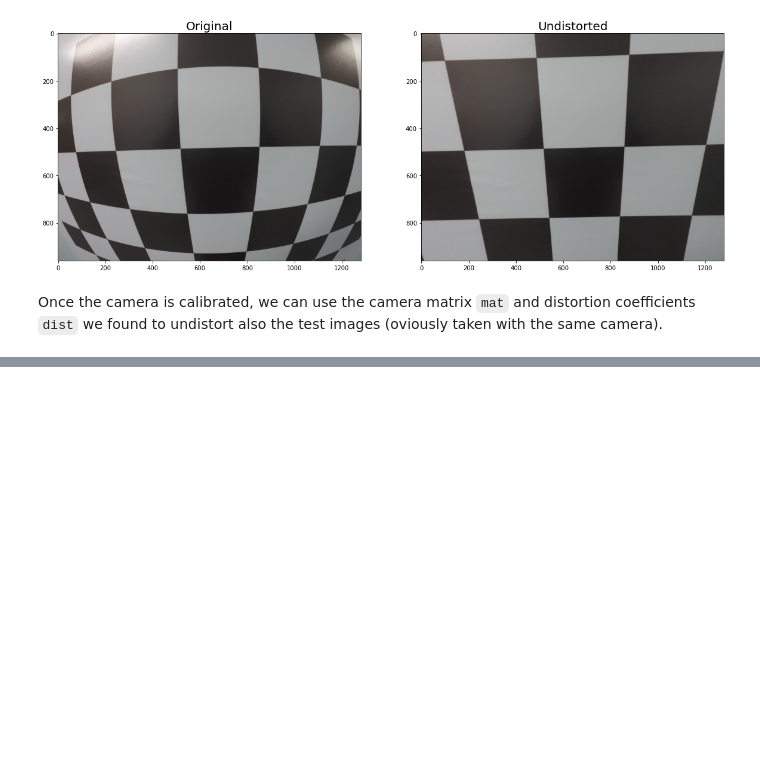
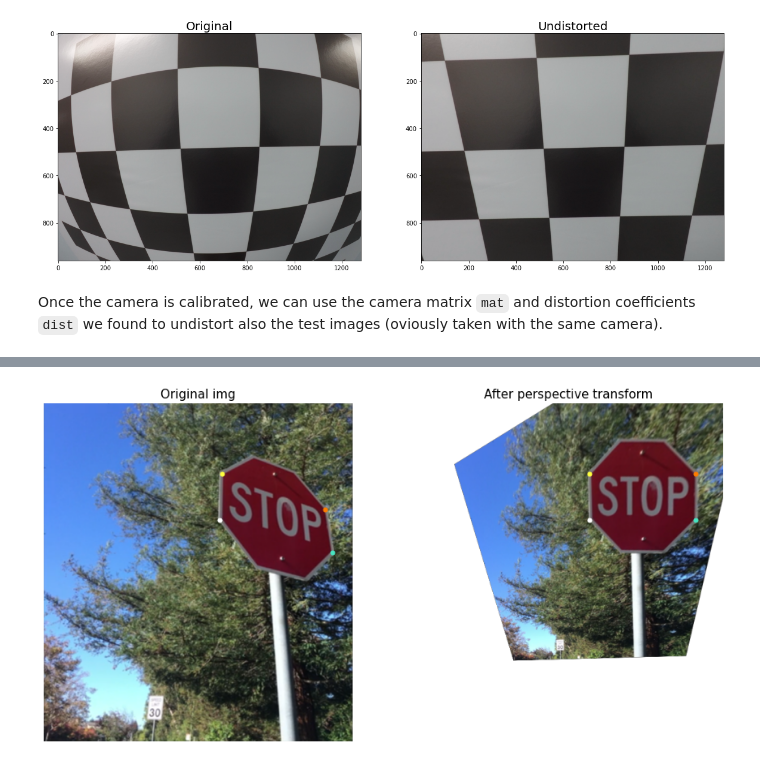
Before and after one commit to pietroventurini/Lane-Lines-Detection, a Jupyter notebook: Advanced_lane_lines_detection.ipynb, the cells around one changed output, grey strips where cells are left out. Cells and saved outputs as stored; diff of their text form; code cells hidden in the pictures; blank space fills up the shorter version.

```diff
--- a/Advanced_lane_lines_detection.ipynb
+++ b/Advanced_lane_lines_detection.ipynb
@@ -151,0 +162,23 @@ plt.plot(535, 210, '.')
+# %%
+dst = np.array([(312, 126), (500, 126), (312, 208), (500, 208)], np.float32)
+M = cv2.getPerspectiveTransform(src, dst)
+Minv = cv2.getPerspectiveTransform(src, dst)
+
+warped = cv2.warpPerspective(img, M, (w, h), flags=cv2.INTER_LINEAR)
+
+# compare images
+fig, (ax1, ax2) = plt.subplots(1,2, figsize=(15,10))
+fig.set_facecolor('white')
+ax1.set_title('Original img', fontsize=15)
+ax1.imshow(img) #add cmap='gray'
+for point, c in zip(src, colors):
+    ax1.plot(*point, '.', color=c, markersize=10)
+ax1.set_axis_off()
+
+ax2.set_title('After perspective transform', fontsize=15)
+ax2.imshow(warped)
+for point, c in zip(dst, colors):
+    ax2.plot(*point, '.', color=c, markersize=10)
+ax2.set_axis_off()
+# %% [output]
+[figure, added]
```
Also changed, not shown: parts of 5 cells of this notebook, 1 other file.
